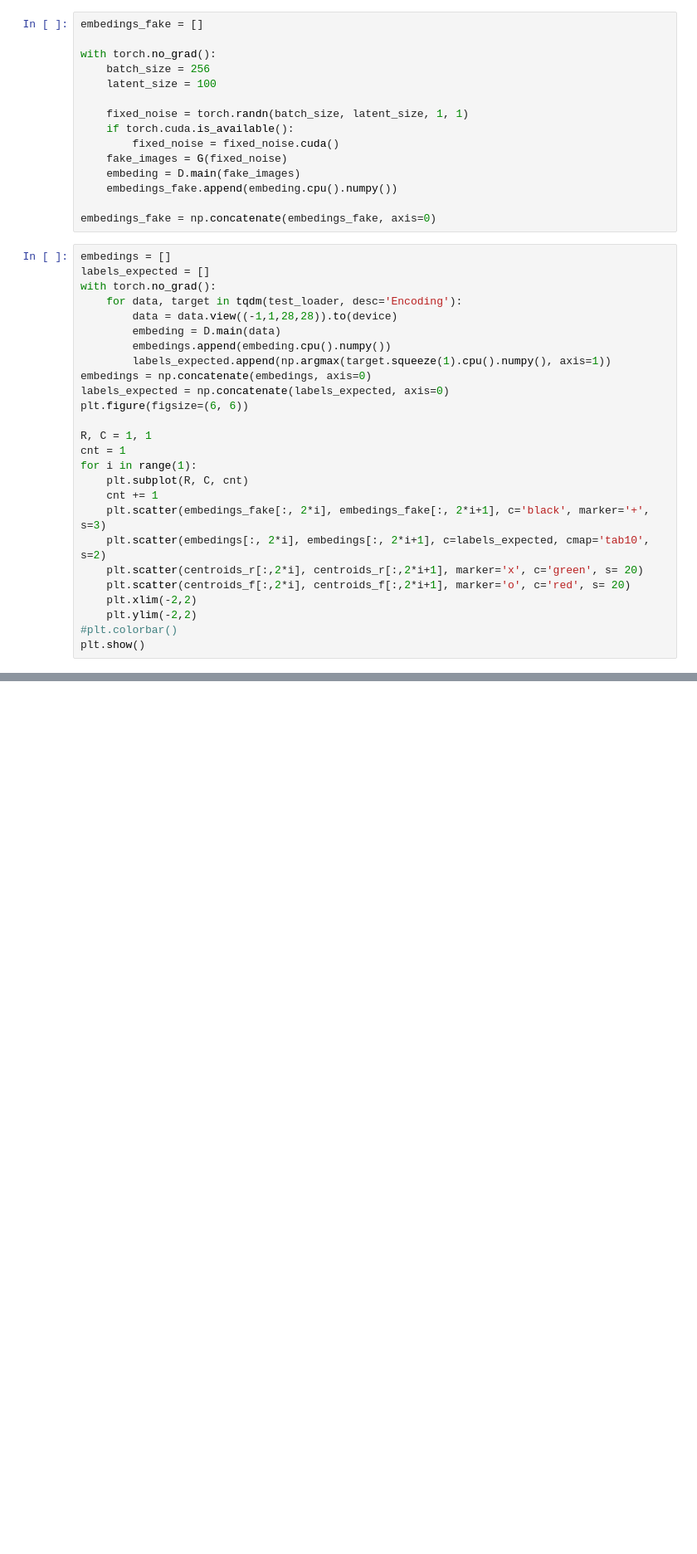
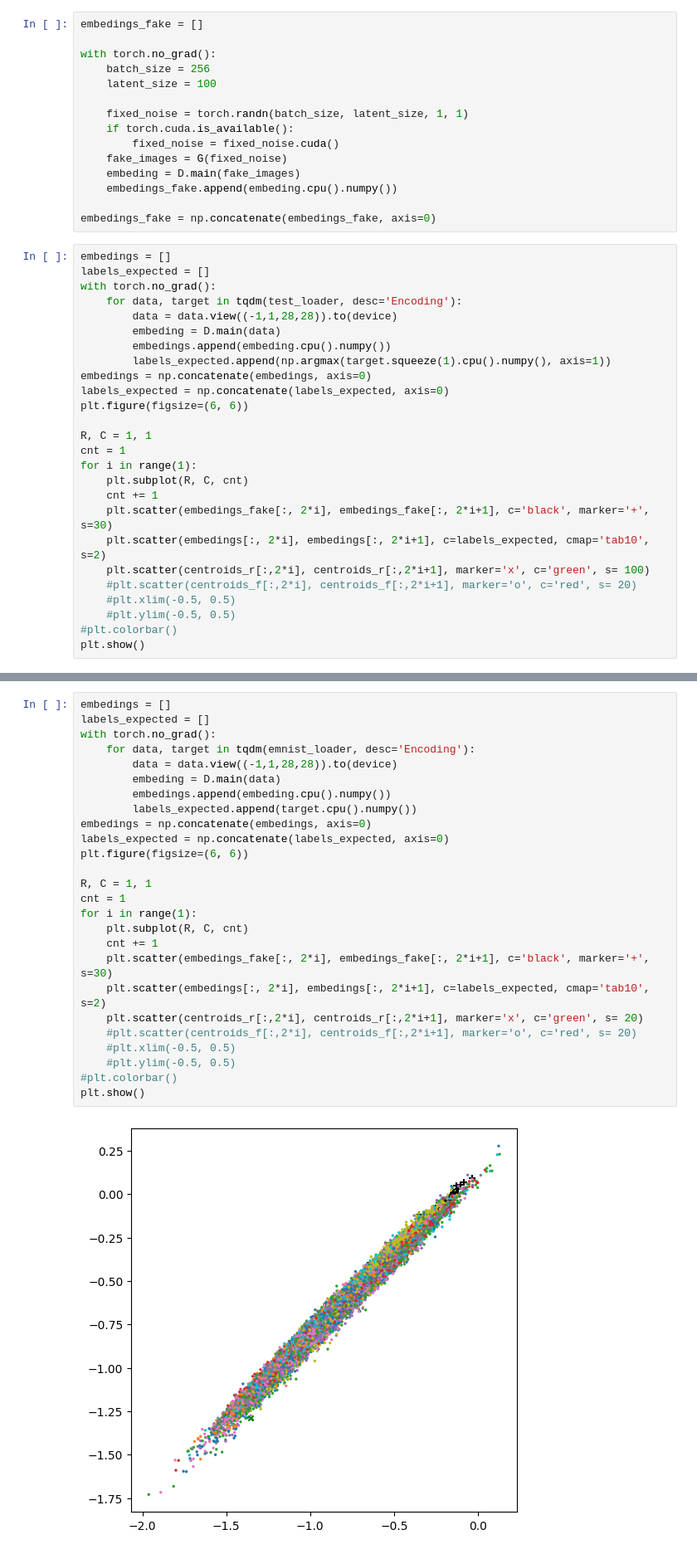
Before and after one commit to kenoma/pytorch-fuzzy, a Jupyter notebook: experiments_anomaly_detection_3.ipynb, the cells around one changed output, grey strips where cells are left out. Shown at 83% size. Drawn from its saved outputs; the diff is of its cells as text; blank space fills up the shorter version.

```diff
--- a/experiments_anomaly_detection_3.ipynb
+++ b/experiments_anomaly_detection_3.ipynb
@@ -503,12 +536,12 @@ cnt = 1
 for i in range(1):
     plt.subplot(R, C, cnt)
     cnt += 1
-    plt.scatter(embedings_fake[:, 2*i], embedings_fake[:, 2*i+1], c='black', marker='+', s=3)
+    plt.scatter(embedings_fake[:, 2*i], embedings_fake[:, 2*i+1], c='black', marker='+', s=30)
     plt.scatter(embedings[:, 2*i], embedings[:, 2*i+1], c=labels_expected, cmap='tab10', s=2)
-    plt.scatter(centroids_r[:,2*i], centroids_r[:,2*i+1], marker='x', c='green', s= 20)
-    plt.scatter(centroids_f[:,2*i], centroids_f[:,2*i+1], marker='o', c='red', s= 20)
-    plt.xlim(-2,2)
-    plt.ylim(-2,2)
+    plt.scatter(centroids_r[:,2*i], centroids_r[:,2*i+1], marker='x', c='green', s= 100)
+    #plt.scatter(centroids_f[:,2*i], centroids_f[:,2*i+1], marker='o', c='red', s= 20)
+    #plt.xlim(-0.5, 0.5)
+    #plt.ylim(-0.5, 0.5)
 #plt.colorbar()
 plt.show()
 # %% [output]
@@ -526,3 +549,31 @@ array([[ 1.2714102, -1.3008363],
+# %%
+embedings = []
+labels_expected = []
+with torch.no_grad():
+    for data, target in tqdm(emnist_loader, desc='Encoding'):
+        data = data.view((-1,1,28,28)).to(device)
+        embeding = D.main(data)
+        embedings.append(embeding.cpu().numpy())
+        labels_expected.append(target.cpu().numpy())
+embedings = np.concatenate(embedings, axis=0)
+labels_expected = np.concatenate(labels_expected, axis=0)
+plt.figure(figsize=(6, 6))
+
+R, C = 1, 1
+cnt = 1
+for i in range(1):
+    plt.subplot(R, C, cnt)
+    cnt += 1
+    plt.scatter(embedings_fake[:, 2*i], embedings_fake[:, 2*i+1], c='black', marker='+', s=30)
+    plt.scatter(embedings[:, 2*i], embedings[:, 2*i+1], c=labels_expected, cmap='tab10', s=2)
+    plt.scatter(centroids_r[:,2*i], centroids_r[:,2*i+1], marker='x', c='green', s= 20)
+    #plt.scatter(centroids_f[:,2*i], centroids_f[:,2*i+1], marker='o', c='red', s= 20)
+    #plt.xlim(-0.5, 0.5)
+    #plt.ylim(-0.5, 0.5)
+#plt.colorbar()
+plt.show()
+# %% [output]
+[figure, added]
 # %%
 firing_levels = []
 with torch.no_grad():
```
Also changed, not shown: parts of 17 cells of this notebook, 1 other file.
